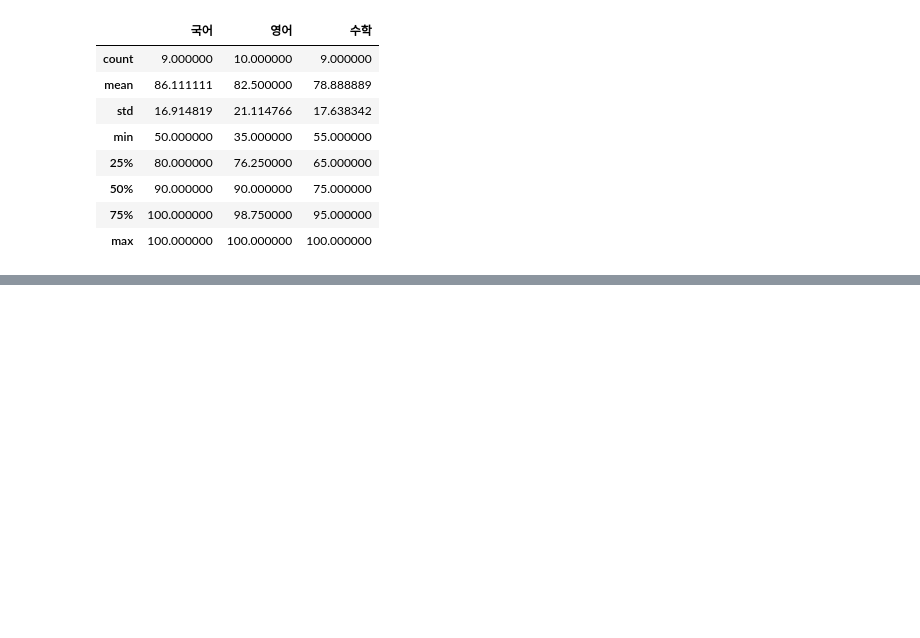
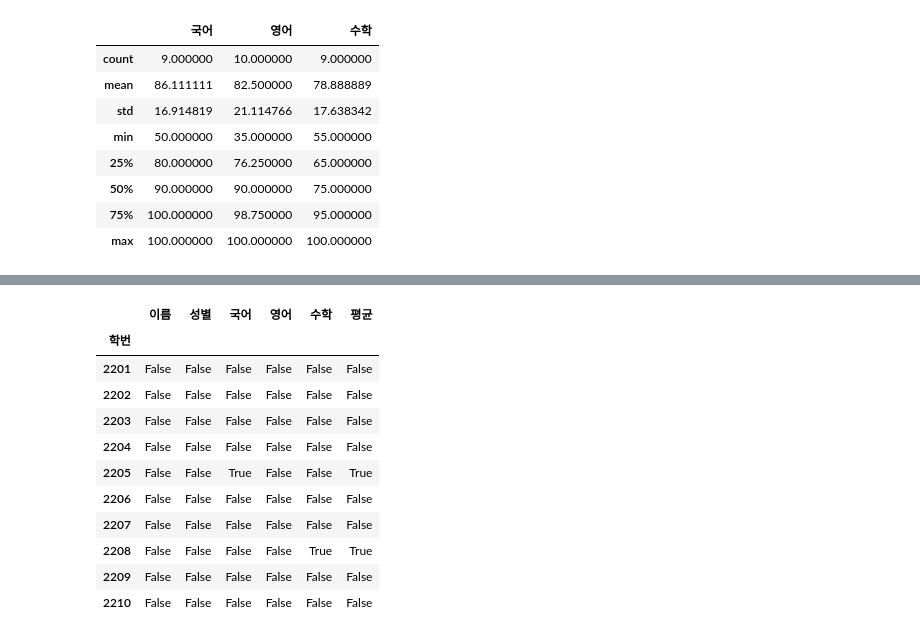
Before and after one commit to ChoongyeolKim/20260616, a Jupyter notebook: src/pandas-exercise.ipynb, the cells around one changed output, grey strips where cells are left out. Saved outputs shown, nothing was run; the diff lists cells and outputs as text; code cells hidden in the pictures; blank space fills up the shorter version.

```diff
--- a/src/pandas-exercise.ipynb
+++ b/src/pandas-exercise.ipynb
@@ -158,0 +416,17 @@ df.describe()
+# %%
+scores.drop(columns=['평균'], inplace=True)
+# %%
+scores.isnull()
+# %% [output]
+|  | 이름 | 성별 | 국어 | 영어 | 수학 | 평균 |
+| 학번 |  |  |  |  |  |  |
+| 2201 | False | False | False | False | False | False |
+| 2202 | False | False | False | False | False | False |
+| 2203 | False | False | False | False | False | False |
+| 2204 | False | False | False | False | False | False |
+| 2205 | False | False | True | False | False | True |
+| 2206 | False | False | False | False | False | False |
+| 2207 | False | False | False | False | False | False |
+| 2208 | False | False | False | False | True | True |
+| 2209 | False | False | False | False | False | False |
+| 2210 | False | False | False | False | False | False |
```
Also changed, not shown: parts of 37 cells of this notebook.
